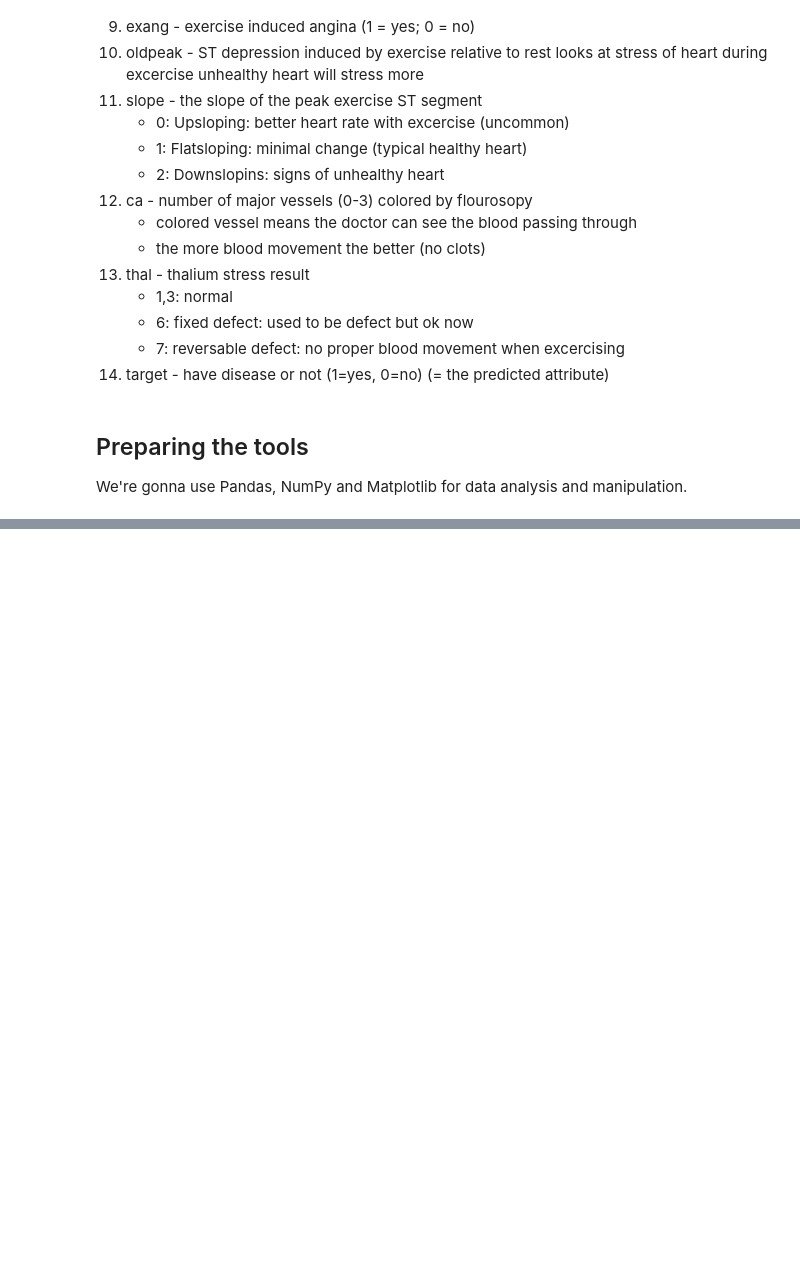
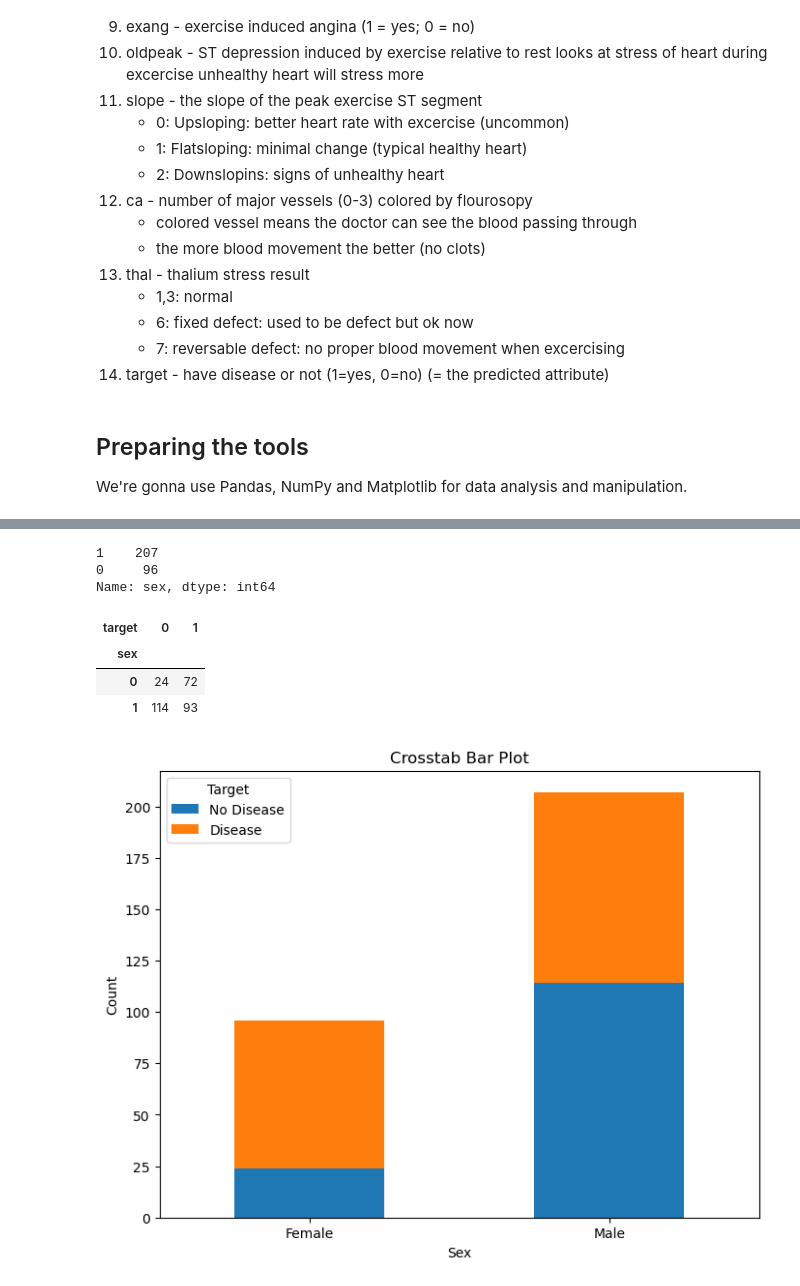
Before and after one commit to mmaksi/hear-disease-classification, a Jupyter notebook: end-to-end-heart-disease-classification.ipynb, the cells around one changed output, grey strips where cells are left out. Saved outputs shown, nothing was run; the diff lists cells and outputs as text; code cells hidden in the pictures; blank space fills up the shorter version.

```diff
--- a/end-to-end-heart-disease-classification.ipynb
+++ b/end-to-end-heart-disease-classification.ipynb
@@ -93,0 +178,42 @@ ImportError: cannot import name 'plot_roc_curve' from 'sklearn.metrics' (D:\mach
+# %%
+df.sex.value_counts()
+# %% [output]
+1    207
+0     96
+Name: sex, dtype: int64
+# %%
+# Compare target column to sex
+pd.crosstab(df.sex, df.target)
+# %% [output]
+| target | 0 | 1 |
+| sex |  |  |
+| 0 | 24 | 72 |
+| 1 | 114 | 93 |
+# %%
+# Map the sex values to 'Male' and 'Female'
+sex_mapping = {1: 'Male', 0: 'Female'}
+df['sex'] = df['sex'].map(sex_mapping)
+
+# Create a crosstab
+crosstab = pd.crosstab(df['sex'], df['target'])
+
+# Plot the crosstab as a bar plot
+ax = crosstab.plot(kind='bar', stacked=True, figsize=(8, 6))
+
+# Rotate x-axis labels
+ax.set_xticklabels(ax.get_xticklabels(), rotation=0)
+
+# Add labels and title
+plt.xlabel('Sex')
+plt.ylabel('Count')
+plt.title('Crosstab Bar Plot')
+
+# Customize legend
+handles, labels = ax.get_legend_handles_labels()
+labels = ['No Disease', 'Disease']
+ax.legend(handles, labels, title='Target')
+
+# Show the plot
+plt.show()
+# %% [output]
+[figure, added]
```
Also changed, not shown: parts of 14 cells of this notebook, 1 other file.
